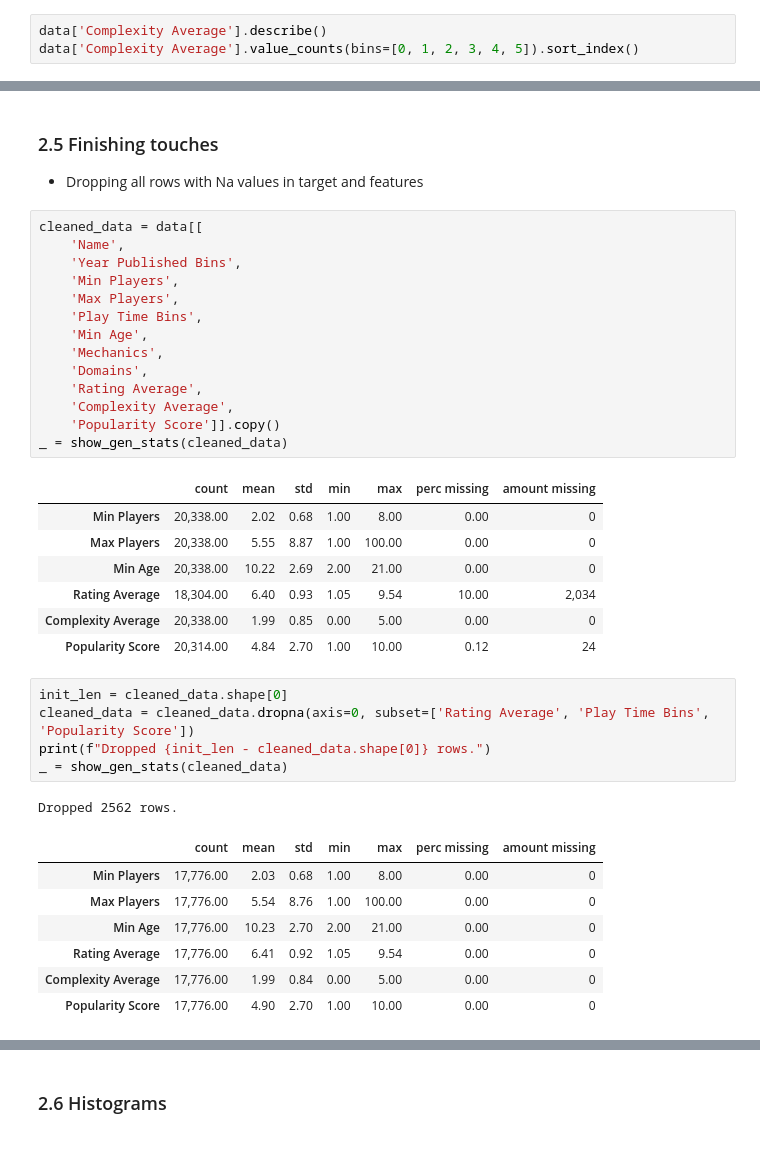
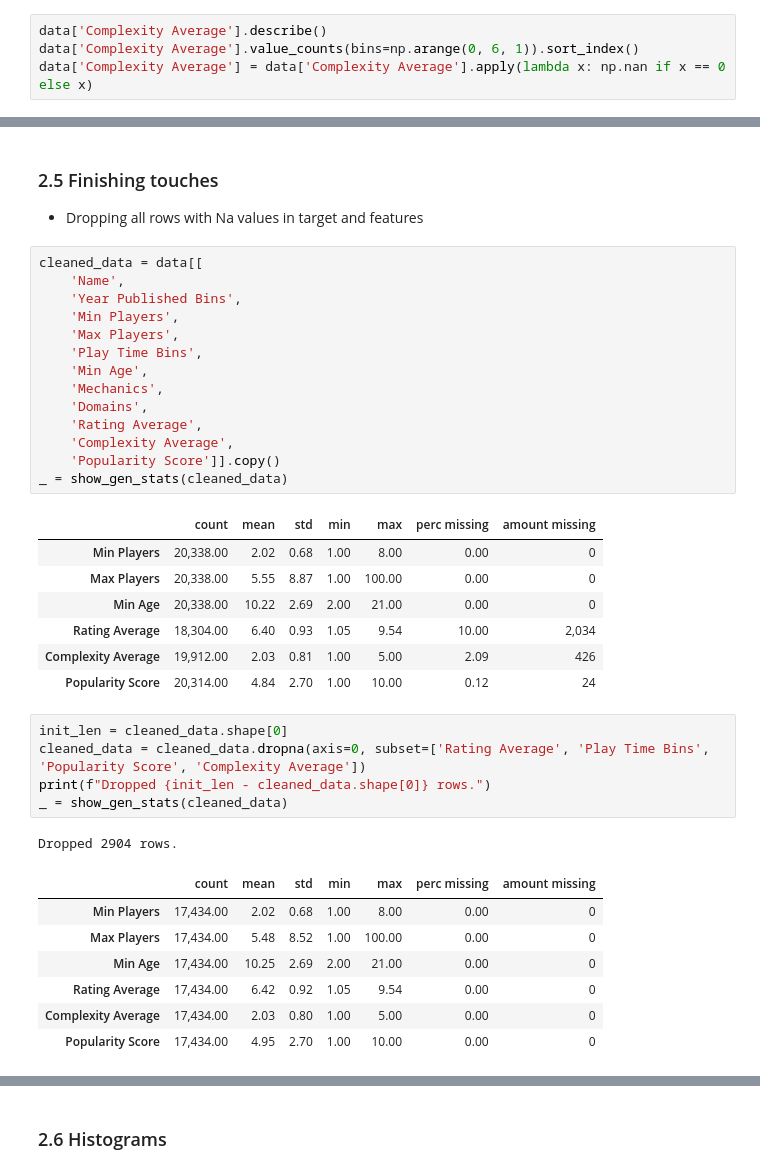
Before and after one commit to NicolasVerachtert/fastAI, a Jupyter notebook: research/notebooks/1. Cleanup_Feature_Engineering.ipynb, the cells around one changed output, grey strips where cells are left out. Saved outputs shown, nothing was run; the diff lists cells and outputs as text.

```diff
--- a/research/notebooks/1. Cleanup_Feature_Engineering.ipynb
+++ b/research/notebooks/1. Cleanup_Feature_Engineering.ipynb
@@ -315,6 +312,7 @@ memory usage: 317.8 KB
 # %%
 data['Complexity Average'].describe()
-data['Complexity Average'].value_counts(bins=[0, 1, 2, 3, 4, 5]).sort_index()
+data['Complexity Average'].value_counts(bins=np.arange(0, 6, 1)).sort_index()
+data['Complexity Average'] = data['Complexity Average'].apply(lambda x: np.nan if x == 0 else x)
 # %% [output]
 count    20338.000000
 mean         1.990826
@@ -368,19 +375,19 @@ _ = show_gen_stats(cleaned_data)
 | Max Players | 20,338.00 | 5.55 | 8.87 | 1.00 | 100.00 | 0.00 | 0 |
 | Min Age | 20,338.00 | 10.22 | 2.69 | 2.00 | 21.00 | 0.00 | 0 |
 | Rating Average | 18,304.00 | 6.40 | 0.93 | 1.05 | 9.54 | 10.00 | 2,034 |
-| Complexity Average | 20,338.00 | 1.99 | 0.85 | 0.00 | 5.00 | 0.00 | 0 |
+| Complexity Average | 19,912.00 | 2.03 | 0.81 | 1.00 | 5.00 | 2.09 | 426 |
 | Popularity Score | 20,314.00 | 4.84 | 2.70 | 1.00 | 10.00 | 0.12 | 24 |
 # %%
 init_len = cleaned_data.shape[0]
-cleaned_data = cleaned_data.dropna(axis=0, subset=['Rating Average', 'Play Time Bins', 'Popularity Score'])
+cleaned_data = cleaned_data.dropna(axis=0, subset=['Rating Average', 'Play Time Bins', 'Popularity Score', 'Complexity Average'])
 print(f"Dropped {init_len - cleaned_data.shape[0]} rows.")
 _ = show_gen_stats(cleaned_data)
 # %% [output]
-Dropped 2562 rows.
+Dropped 2904 rows.
 |  | count | mean | std | min | max | perc missing | amount missing |
-| Min Players | 17,776.00 | 2.03 | 0.68 | 1.00 | 8.00 | 0.00 | 0 |
-| Max Players | 17,776.00 | 5.54 | 8.76 | 1.00 | 100.00 | 0.00 | 0 |
-| Min Age | 17,776.00 | 10.23 | 2.70 | 2.00 | 21.00 | 0.00 | 0 |
-| Rating Average | 17,776.00 | 6.41 | 0.92 | 1.05 | 9.54 | 0.00 | 0 |
-| Complexity Average | 17,776.00 | 1.99 | 0.84 | 0.00 | 5.00 | 0.00 | 0 |
-| Popularity Score | 17,776.00 | 4.90 | 2.70 | 1.00 | 10.00 | 0.00 | 0 |
+| Min Players | 17,434.00 | 2.02 | 0.68 | 1.00 | 8.00 | 0.00 | 0 |
+| Max Players | 17,434.00 | 5.48 | 8.52 | 1.00 | 100.00 | 0.00 | 0 |
+| Min Age | 17,434.00 | 10.25 | 2.69 | 2.00 | 21.00 | 0.00 | 0 |
+| Rating Average | 17,434.00 | 6.42 | 0.92 | 1.05 | 9.54 | 0.00 | 0 |
+| Complexity Average | 17,434.00 | 2.03 | 0.80 | 1.00 | 5.00 | 0.00 | 0 |
+| Popularity Score | 17,434.00 | 4.95 | 2.70 | 1.00 | 10.00 | 0.00 | 0 |
```
Also changed, not shown: parts of 27 cells of this notebook, 13 other files.
